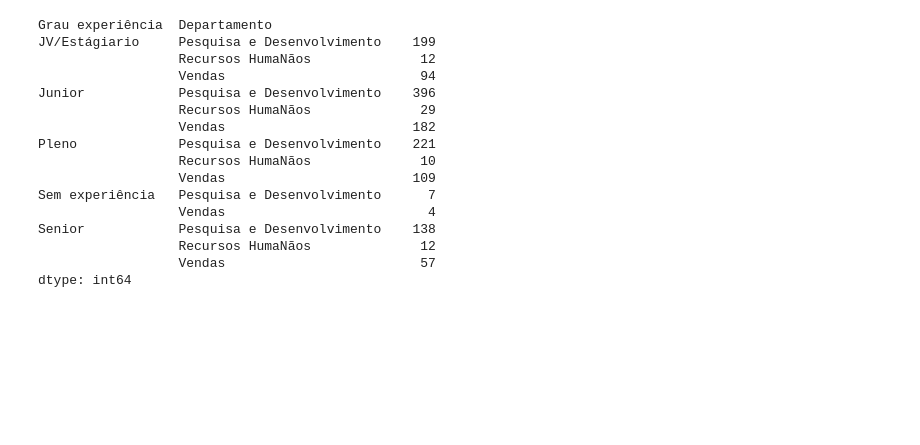
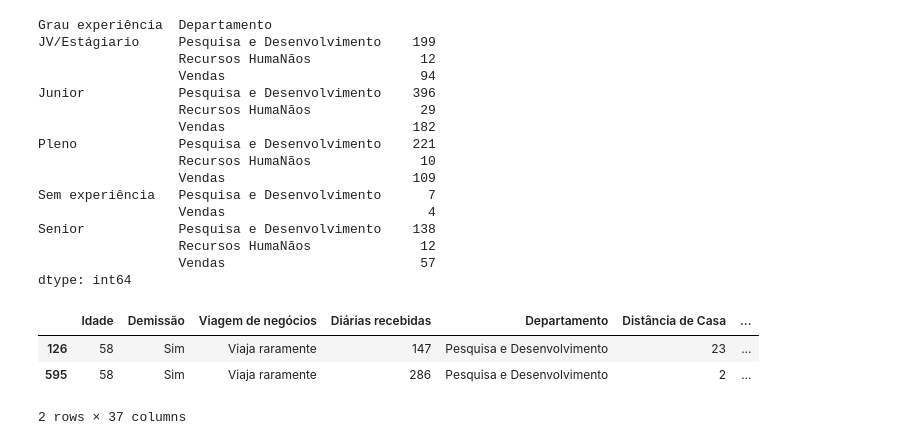
Before and after one commit to victoriawermelinger/SoulCode, a Jupyter notebook: Bootcamp - ANALISE DE DADOS/Atividade 03 - Pandas.ipynb, the cells around one changed output. Cells and saved outputs as stored; diff of their text form; code cells hidden in the pictures; blank space fills up the shorter version.

```diff
--- a/Bootcamp - ANALISE DE DADOS/Atividade 03 - Pandas.ipynb
+++ b/Bootcamp - ANALISE DE DADOS/Atividade 03 - Pandas.ipynb
@@ -169,3 +200,14 @@ Senior            Pesquisa e Desenvolvimento    138
                   Recursos HumaNãos              12
                   Vendas                         57
 dtype: int64
+# %%
+# Funcionário com mais tempo de empresa e que não esteja demitido
+mais_tempo = desgaste_funcionario[
+    (desgaste_funcionario['Total de anos trabalhados'] == desgaste_funcionario['Total de anos trabalhados'].max()) &
+    (~desgaste_funcionario['Demissão'].str.lower().str.contains('não'))] # ~: Inverta a condição, ou seja, selecione os registros onde "não" não está presente.
+display(mais_tempo)
+# %% [output]
+|  | Idade | Demissão | Viagem de negócios | Diárias recebidas | Departamento | Distância de Casa | ... |
+| 126 | 58 | Sim | Viaja raramente | 147 | Pesquisa e Desenvolvimento | 23 | ... |
+| 595 | 58 | Sim | Viaja raramente | 286 | Pesquisa e Desenvolvimento | 2 | ... |
+2 rows × 37 columns
```
Also changed, not shown: parts of 4 cells of this notebook.
